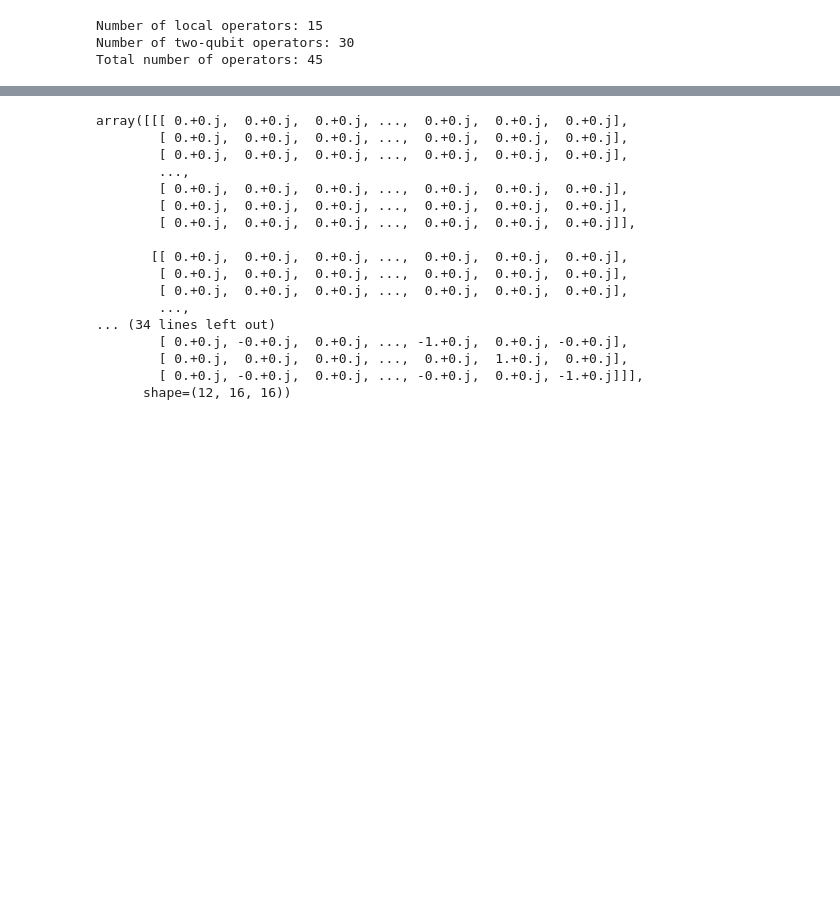
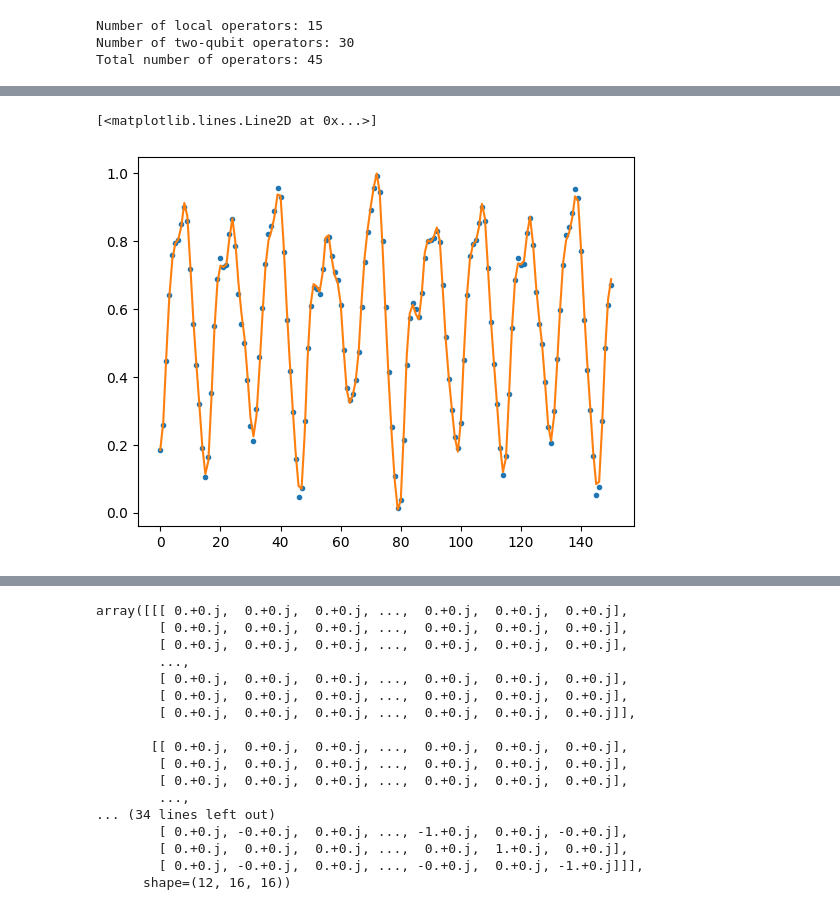
Before and after one commit to MarcoVetrano01/quantum_stuff, a Jupyter notebook: test.ipynb, the cells around one changed output, grey strips where cells are left out. Drawn from its saved outputs; the diff is of its cells as text; code cells hidden in the pictures; blank space fills up the shorter version.

```diff
--- a/test.ipynb
+++ b/test.ipynb
@@ -262,7 +237,0 @@ cops = qs.local_operators(csc_array(np.sqrt(g)*qs.sigmam()), 2)
-# %%
-statet = np.zeros((100, 4, 4), dtype = complex)
-state = state0
-statet[0] = state0
-for i in range(1,100):
-    statet[i] = Lindblad_Propagator(Super_H(H0 + H1), Super_D(cops), 0.01, state).reshape(4,4)
-    state = statet[i]
@@ -271 +242,28 @@ misure = qs.measure(statet, [qs.sigmax(), -qs.sigmay(), qs.sigmaz()])
+# %%
+preds = []
+for j in range(10):
+    state_test = state[wo + train_size +150*j - 1]
+    ypred = [sk[wo + train_size +150*j+ i - 1] for i in range(1, tau+1)]
+    test_size = 150
+    superd = qs.Super_D(cops)
+    for i in range(test_size):
+        superh = qs.Super_H(H0 + (ypred[i] + 1)*H1)
+        state_test = qs.Lindblad_Propagator(superh, superd, dt, state_test).reshape(2**Nq, 2**Nq)
+        x_test = np.hstack((qs.measure(state_test, [sx,sy,sz]).reshape(1, 3*Nq), qs.measure(state_test, tqo).reshape(1,int(len(tqo)*comb(Nq, 2))), np.ones((1, 1))))
+
+        x_test = np.real(x_test).reshape(1,-1)
+        prd = ridge.predict(x_test)[0]
+        if prd <0:
+            prd = 0
+        if prd > 1:
+            prd = 1
+        ypred.append(prd)
+    preds.append(ypred)
+# %%
+import matplotlib.pyplot as plt
+plt.plot(preds[0], '.')
+plt.plot(sk[wo + train_size+(150*0):wo + train_size + test_size + tau+(150*0)])
+# %% [output]
+[<matplotlib.lines.Line2D at 0x...>]
+[figure, added]
 # %%
```
Also changed, not shown: parts of 18 cells of this notebook, 7 other files.
